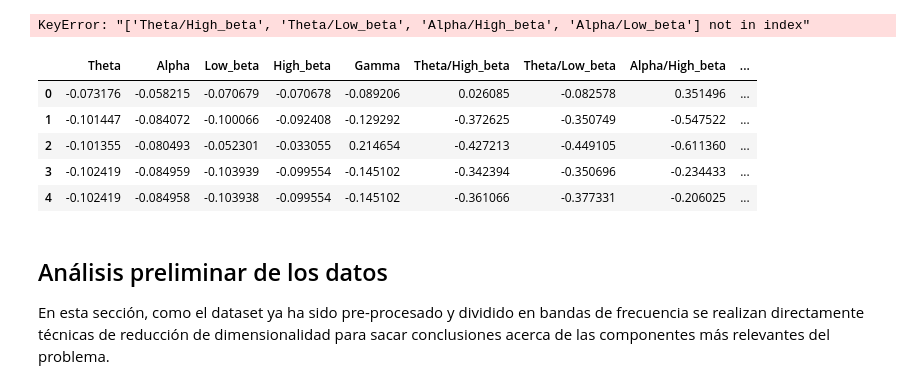
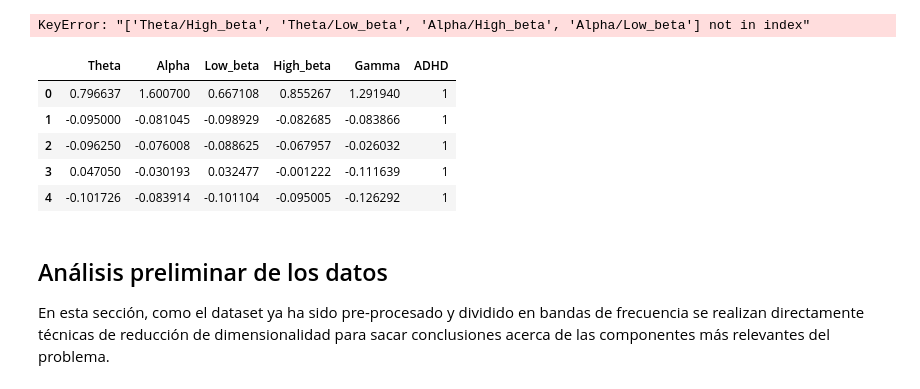
Before and after one commit to franitaa/ADHD-EEG-Game, a Jupyter notebook: ADHD_EEG_Game.ipynb, the cells around one changed output. Cells and saved outputs as stored; diff of their text form; code cells hidden in the pictures.

```diff
--- a/ADHD_EEG_Game.ipynb
+++ b/ADHD_EEG_Game.ipynb
@@ -324,7 +320,7 @@ for key, df in non_adhd_emotive.items():
 combined_non_adhd_emotive = pd.concat(non_adhd_df_list, ignore_index=True)
 
 # features
-features = ['Theta', 'Alpha', 'Low_beta', 'High_beta', 'Gamma', 'Theta/High_beta', 'Theta/Low_beta', 'Alpha/High_beta', 'Alpha/Low_beta']
+features = ['Theta', 'Alpha', 'Low_beta', 'High_beta', 'Gamma']
 
 # Estandarizar
 scaler = StandardScaler()
@@ -332,39 +328,39 @@ x_adhd = scaler.fit_transform(combined_adhd_emotive[features])
 x_non_adhd = scaler.fit_transform(combined_non_adhd_emotive[features])
 
 # Labels
 y_adhd = combined_adhd_emotive['Label']
 y_non_adhd = combined_non_adhd_emotive['Label']
 
 # TODO: agarrar la misma cantidad de cada uno de los adhd. Ahora mismo agarra random, pero como tienen diferente tamaño
 # Terminamos analizando diferentes proporciones de los adhd
 random.seed(42)
 adhd_indices = random.sample(range(len(x_adhd)), num_samples)
 non_adhd_indices = random.sample(range(len(x_non_adhd)), num_samples)
 
 x_subset = np.concatenate((x_adhd[adhd_indices], x_non_adhd[non_adhd_indices]), axis=0)
 y_subset = pd.concat([y_adhd.iloc[adhd_indices].reset_index(drop=True),
                       y_non_adhd.iloc[non_adhd_indices].reset_index(drop=True)])
 
 y_subset_with_label = y_subset.copy()
 y_subset_with_label = pd.DataFrame({'Label': y_subset_with_label})
 y_subset_with_label['ADHD'] = y_subset_with_label['Label'].apply(lambda x: 0 if 'Non' in x else 1)
 
 
 x_df = pd.DataFrame(data=x_subset, columns=features).reset_index(drop=True)
 y_subset_with_label = y_subset_with_label.reset_index(drop=True)
 
 ADHD_df = pd.concat([x_df, y_subset_with_label], axis=1)
 ADHD_df = ADHD_df.drop(columns=['Label'])
 
 # print(final_df['ADHD'].value_counts())
 ADHD_df.head()
 # %% [output]
-|  | Theta | Alpha | Low_beta | High_beta | Gamma | Theta/High_beta | Theta/Low_beta | Alpha/High_beta | ... |
-| 0 | -0.073176 | -0.058215 | -0.070679 | -0.070678 | -0.089206 | 0.026085 | -0.082578 | 0.351496 | ... |
-| 1 | -0.101447 | -0.084072 | -0.100066 | -0.092408 | -0.129292 | -0.372625 | -0.350749 | -0.547522 | ... |
-| 2 | -0.101355 | -0.080493 | -0.052301 | -0.033055 | 0.214654 | -0.427213 | -0.449105 | -0.611360 | ... |
-| 3 | -0.102419 | -0.084959 | -0.103939 | -0.099554 | -0.145102 | -0.342394 | -0.350696 | -0.234433 | ... |
-| 4 | -0.102419 | -0.084958 | -0.103938 | -0.099554 | -0.145102 | -0.361066 | -0.377331 | -0.206025 | ... |
+|  | Theta | Alpha | Low_beta | High_beta | Gamma | ADHD |
+| 0 | 0.796637 | 1.600700 | 0.667108 | 0.855267 | 1.291940 | 1 |
+| 1 | -0.095000 | -0.081045 | -0.098929 | -0.082685 | -0.083866 | 1 |
+| 2 | -0.096250 | -0.076008 | -0.088625 | -0.067957 | -0.026032 | 1 |
+| 3 | 0.047050 | -0.030193 | 0.032477 | -0.001222 | -0.111639 | 1 |
+| 4 | -0.101726 | -0.083914 | -0.101104 | -0.095005 | -0.126292 | 1 |
 # %% [markdown]
 ## Análisis preliminar de los datos
 
```
Also changed, not shown: parts of 10 cells of this notebook.
